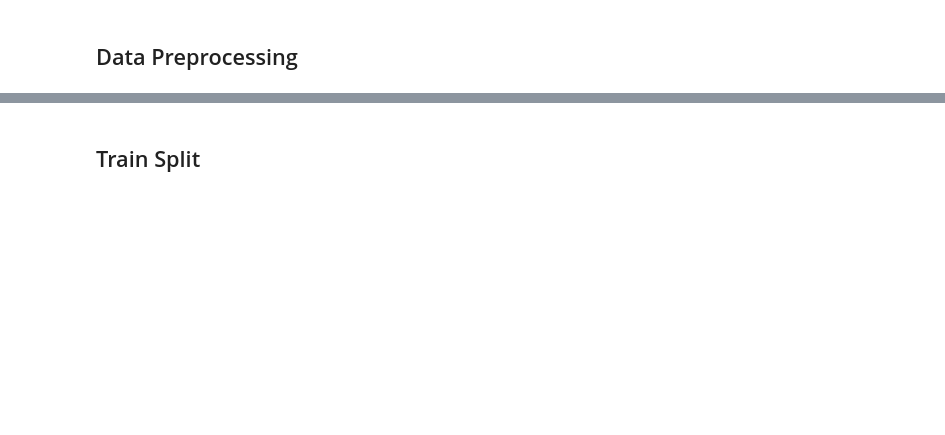
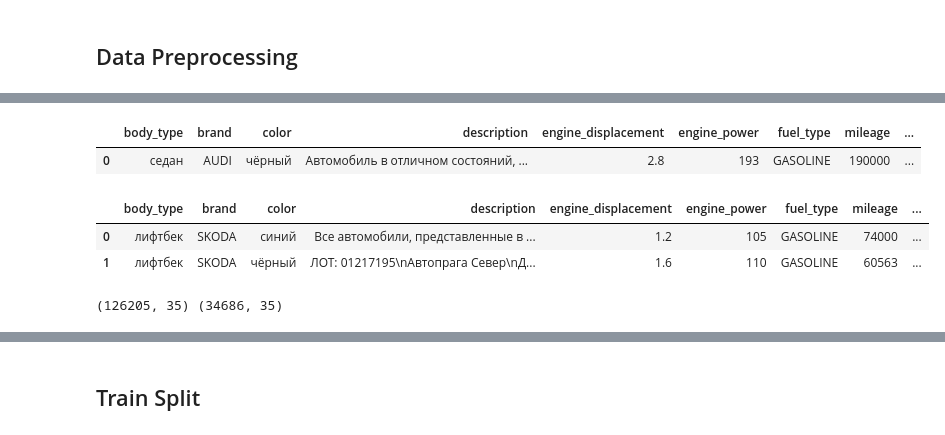
Before and after one commit to ondarem/skillfactory_rds, a Jupyter notebook: module_5/car-price-prediction-v15.ipynb, the cells around one changed output, grey strips where cells are left out. Drawn from its saved outputs; the diff is of its cells as text; code cells hidden in the pictures; blank space fills up the shorter version.

```diff
--- a/module_5/car-price-prediction-v15.ipynb
+++ b/module_5/car-price-prediction-v15.ipynb
@@ -90,0 +874,35 @@ X_sub = data.query('sample == 0').drop(['sample'], axis=1)
+# %%
+# на всякий случай, заново подгружаем данные
+VERSION    = 15
+DIR_TRAIN  = '/kaggle/input/parsingautoru24122020/' # подключила к ноутбуку внешний датасет
+DIR_TEST   = '../input/sf-dst-car-price-prediction/'
+VAL_SIZE   = 0.20   # 20%
+
+!ls '../input'
+
+# Загружаем train
+train = pd.read_csv(DIR_TRAIN+'all_auto_ru__24_12_2020.csv', sep=';') # датасет для обучения модели
+sample_submission = pd.read_csv(DIR_TEST+'sample_submission.csv')
+
+# Загружаем test
+test = pd.read_csv(DIR_TEST+'test.csv')
+
+# Переименовываем столбцы тестовой выборки
+test.rename(columns=lambda x: upper_letter(x) if re.search('[a-z]', x) else x, inplace=True)
+
+russian_cols = {'Владельцы': 'owners', 'Владение': 'own', 'ПТС': 'pts', 'Привод': 'drive',
+                'Руль': 'rudder', 'Состояние': 'condition', 'Таможня': 'customs'}
+
+test.rename(columns=russian_cols, inplace=True)
+#____________________________________
+engine_displacement_tmp = test['engine_displacement'].str.split(" ", expand = True)
+test['engine_displacement'] = engine_displacement_tmp[0]
+test.loc[test['engine_displacement'] == '', 'engine_displacement'] = 0
+
+#____________________________________
+summary_tmp = train['summary'].str.replace(',', '').str.split(" ", expand = True)
+summary_tmp[0] = summary_tmp[0].str.replace('[A-Z,a-z]', '').str.strip()
+summary_tmp = summary_tmp[0]
+train = pd.concat([train,summary_tmp], axis=1)
+train['engine_displacement'] = train[0]
+train = train.loc[train['engine_displacement'] != '']
@@ -90,0 +1020,5 @@ X_sub = data.query('sample == 0').drop(['sample'], axis=1)
+# %%
+# Запускаем отдельно для train и для test. Проверяем, что получилось:
+train_df, y, category_cols, numeric_cols = preproc_data(train)
+test_df, category_cols, numeric_cols = preproc_data(test)
+print(train_df.shape, test_df.shape)
@@ -90,0 +1031,11 @@ X_sub = data.query('sample == 0').drop(['sample'], axis=1)
+# %%
+train_df.head(1)
+# %% [output]
+|  | body_type | brand | color | description | engine_displacement | engine_power | fuel_type | mileage | ... |
+| 0 | седан | AUDI | чёрный | Автомобиль в отличном состояний, ... | 2.8 | 193 | GASOLINE | 190000 | ... |
+# %%
+test_df.head(2)
+# %% [output]
+|  | body_type | brand | color | description | engine_displacement | engine_power | fuel_type | mileage | ... |
+| 0 | лифтбек | SKODA | синий | Все автомобили, представленные в ... | 1.2 | 105 | GASOLINE | 74000 | ... |
+| 1 | лифтбек | SKODA | чёрный | ЛОТ: 01217195\nАвтопрага Север\nД... | 1.6 | 110 | GASOLINE | 60563 | ... |
@@ -90,0 +1065,6 @@ X_sub = data.query('sample == 0').drop(['sample'], axis=1)
+# %%
+train_data = encoding_data(train_df, category_cols, numeric_cols)
+test_data = encoding_data(test_df, category_cols, numeric_cols)
+print(train_data.shape, test_data.shape)
+# %% [output]
+(126205, 35) (34686, 35)
```
Also changed, not shown: parts of 229 cells of this notebook.
